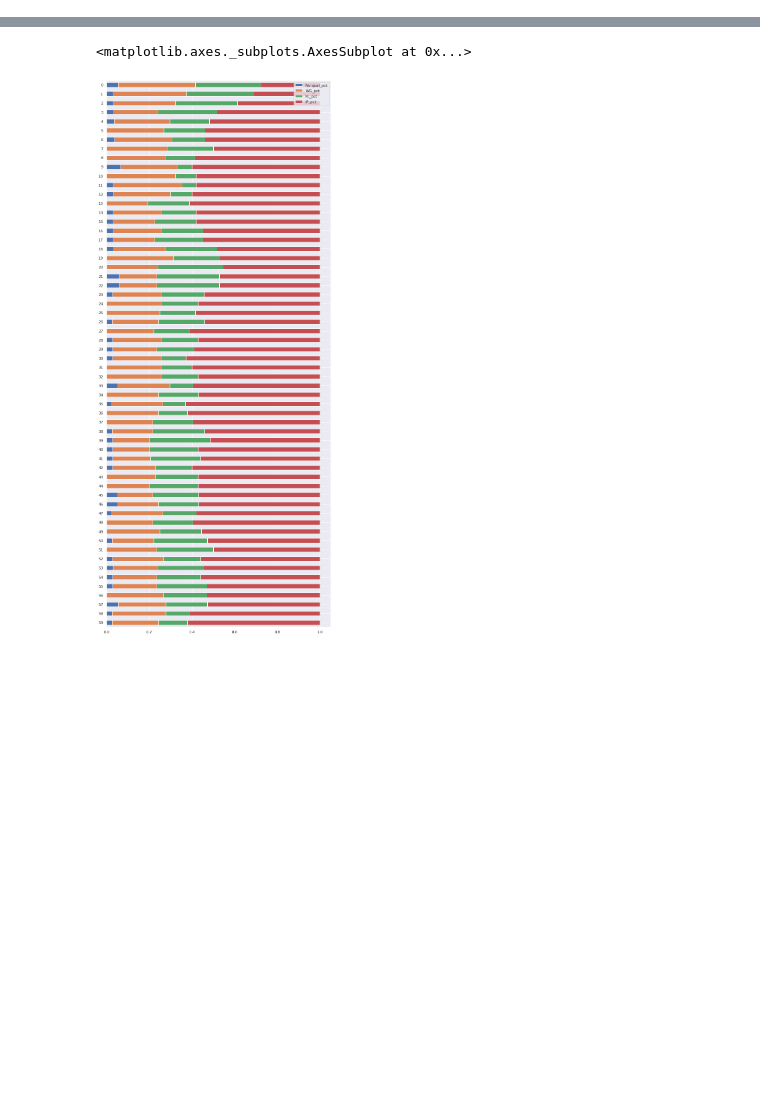
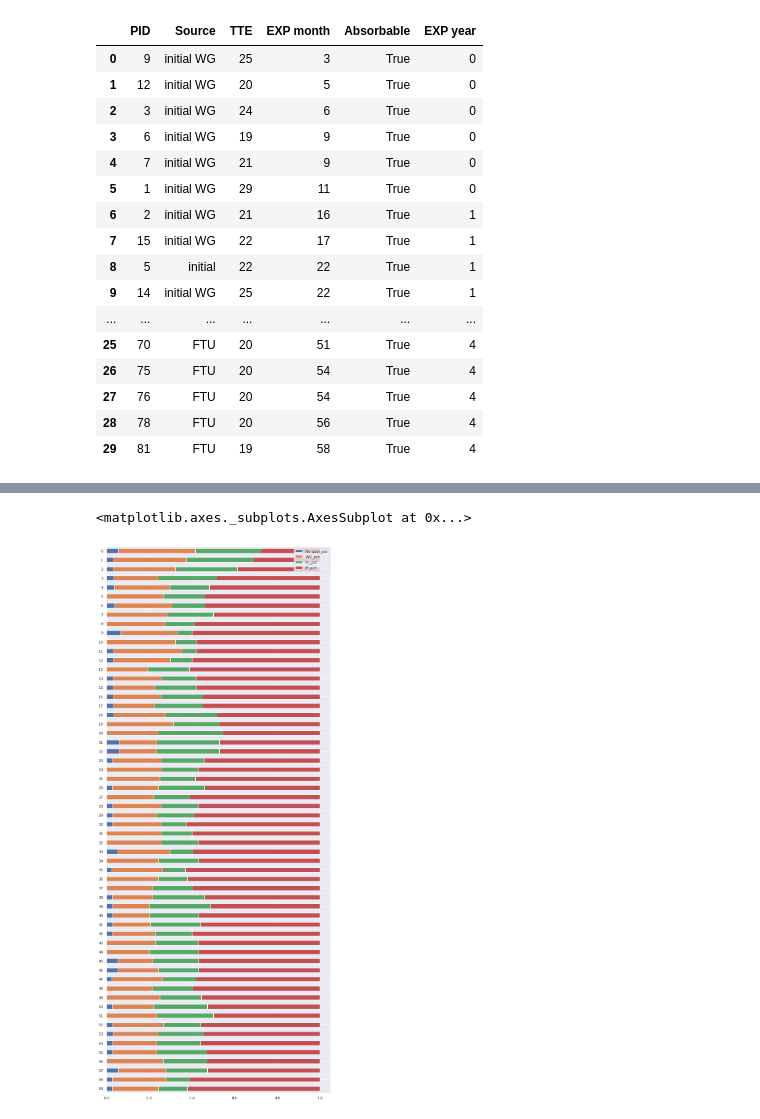
Before and after one commit to ialara/actf, a Jupyter notebook: absorption_e2e_prototype.ipynb, the cells around one changed output, grey strips where cells are left out. Saved outputs shown, nothing was run; the diff lists cells and outputs as text; code cells hidden in the pictures; blank space fills up the shorter version.

```diff
--- a/absorption_e2e_prototype.ipynb
+++ b/absorption_e2e_prototype.ipynb
@@ -661,0 +658,22 @@ flows = flows.assign(net_first = lambda df: df.first_arr - df.first_dep,
+# %%
+absorbed = pd.DataFrame([row for row in sim.per_pilot_stats['TTE'] if row['Absorbable']])
+absorbed['EXP year'] = absorbed['EXP month'].floordiv(12)
+absorbed
+# %% [output]
+|  | PID | Source | TTE | EXP month | Absorbable | EXP year |
+| 0 | 9 | initial WG | 25 | 3 | True | 0 |
+| 1 | 12 | initial WG | 20 | 5 | True | 0 |
+| 2 | 3 | initial WG | 24 | 6 | True | 0 |
+| 3 | 6 | initial WG | 19 | 9 | True | 0 |
+| 4 | 7 | initial WG | 21 | 9 | True | 0 |
+| 5 | 1 | initial WG | 29 | 11 | True | 0 |
+| 6 | 2 | initial WG | 21 | 16 | True | 1 |
+| 7 | 15 | initial WG | 22 | 17 | True | 1 |
+| 8 | 5 | initial | 22 | 22 | True | 1 |
+| 9 | 14 | initial WG | 25 | 22 | True | 1 |
+| ... | ... | ... | ... | ... | ... | ... |
+| 25 | 70 | FTU | 20 | 51 | True | 4 |
+| 26 | 75 | FTU | 20 | 54 | True | 4 |
+| 27 | 76 | FTU | 20 | 54 | True | 4 |
+| 28 | 78 | FTU | 20 | 56 | True | 4 |
+| 29 | 81 | FTU | 19 | 58 | True | 4 |
```
Also changed, not shown: parts of 12 cells of this notebook.
